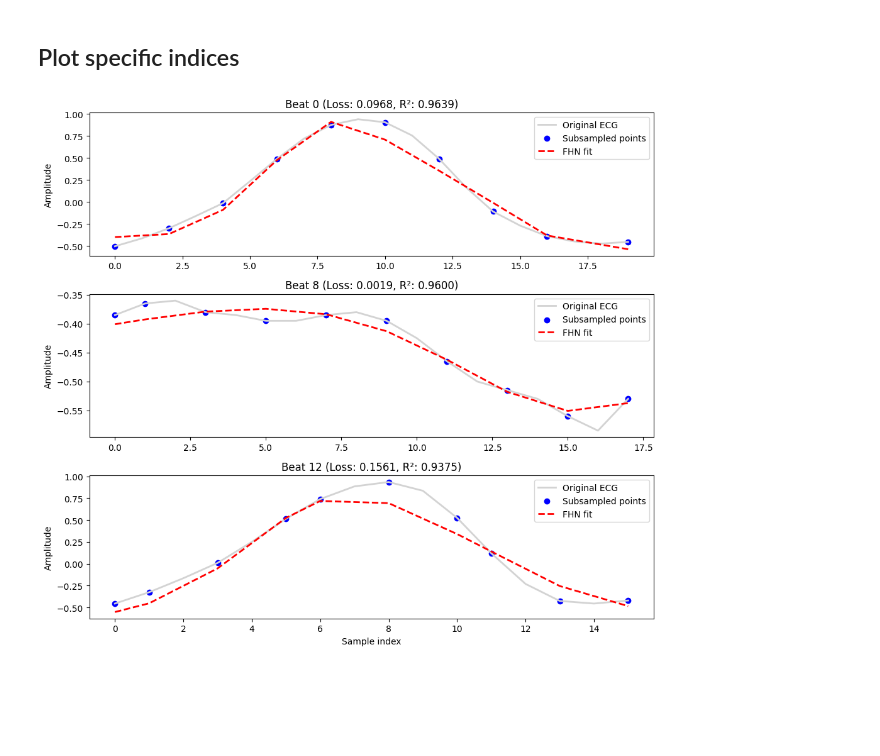
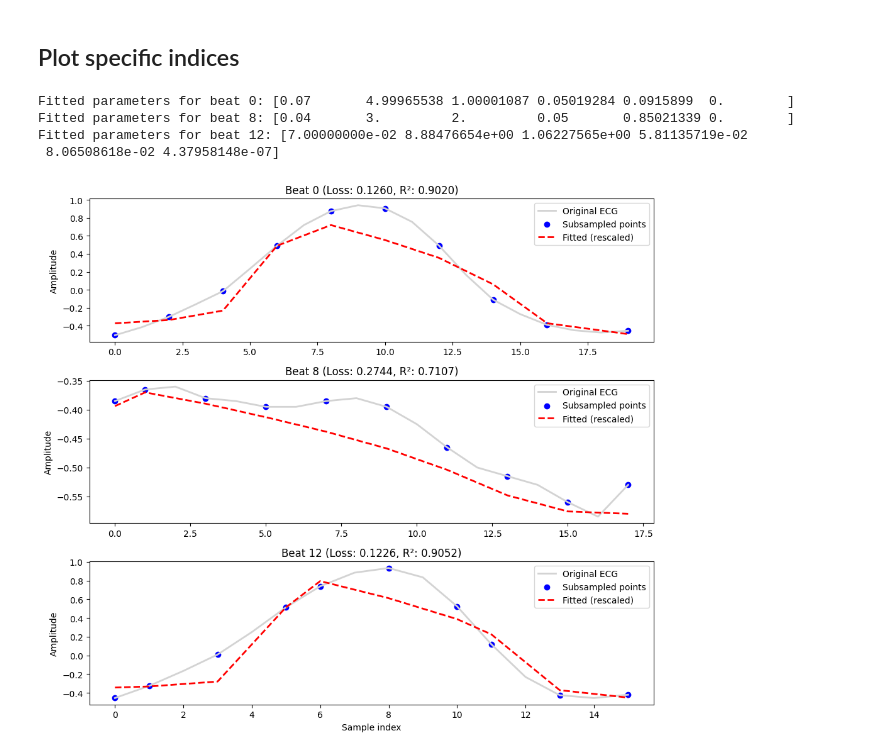
Before and after one commit to yyxnlin/MAT292-final-project, a Jupyter notebook: demo/fhn_demo.ipynb, the cells around one changed output. Cells and saved outputs as stored; diff of their text form; code cells hidden in the pictures; blank space fills up the shorter version.

```diff
--- a/demo/fhn_demo.ipynb
+++ b/demo/fhn_demo.ipynb
@@ -64,45 +134,66 @@ waves_df["rpeak"] = rpeaks
 # %%
 beat_indices = [0, 8, 12]
 num_points = 10  # number of points to fit
 
 fig, axes = plt.subplots(len(beat_indices), 1, figsize=(10, 3*len(beat_indices)))
 
 for idx_plot, beat_idx in enumerate(beat_indices):
     q_idx = int(waves_df.iloc[beat_idx]["ECG_Q_Peaks"])
     s_idx = int(waves_df.iloc[beat_idx]["ECG_S_Peaks"])
     ecg_segment = ecg[q_idx:s_idx+1]
     t_segment = np.arange(len(ecg_segment))
 
-    # Subsample points
-    indices = np.linspace(0, len(ecg_segment)-1, num_points, dtype=int)
-    ecg_subsampled = ecg_segment[indices]
+    # Normalize beat for fitting
+    ecg_min = np.min(ecg_segment)
+    ecg_max = np.max(ecg_segment)
+    ecg_norm = (ecg_segment - ecg_min) / (ecg_max - ecg_min)
+
+    # Subsample normalized points
+    indices = np.linspace(0, len(ecg_norm)-1, num_points, dtype=int)
+    ecg_subsampled = ecg_norm[indices]
     t_subsampled = t_segment[indices]
 
-    # Initial guess for FHN
-    params0 = [1, 1, 1, 0.5, ecg_subsampled[0], 0.0]
+    # Initial guess for FHN / AP using normalized u0
+    params0 = [
+        0.05,               # a
+        5.0,                # k
+        1.0,                # epsilon_low
+        0.1,                # epsilon_high
+        ecg_subsampled[0],  # u0 (adapted per beat)
+        0.0                 # v0
+    ]
 
-    # Fit FHN
-    res = minimize(loss, params0, args=(t_subsampled, ecg_subsampled), method='Nelder-Mead')
+    # Fit FHN / AP
+    res = minimize(loss_ap, params0, args=(t_subsampled, ecg_subsampled), method='Nelder-Mead', bounds=bounds)
     fitted_params = res.x
 
-    # Simulate FHN
-    v_fit = simulate_fhn(fitted_params, t_subsampled)
+    # Simulate fitted model
+    v_fit_norm = simulate_ap(fitted_params, t_subsampled)
 
-    # Compute metrics
-    beat_loss = loss(fitted_params, t_subsampled, ecg_subsampled)
-    beat_r2 = r_squared(ecg_subsampled, v_fit)
+    # Rescale fitted signal back to original amplitude
+    v_fit_rescaled = v_fit_norm * (ecg_max - ecg_min) + ecg_min
+
+    # Compute metrics (on normalized scale)
+    beat_loss = loss_ap(fitted_params, t_subsampled, ecg_subsampled)
+    beat_r2 = r_squared(ecg_subsampled, v_fit_norm)
 
     # Plot
     ax = axes[idx_plot]
     ax.plot(t_segment, ecg_segment, color='lightgray', linewidth=2, label="Original ECG")
-    ax.scatter(t_subsampled, ecg_subsampled, color='blue', label="Subsampled points")
-    ax.plot(t_subsampled, v_fit, 'r--', linewidth=2, label="FHN fit")
+    ax.scatter(t_subsampled, ecg_segment[indices], color='blue', label="Subsampled points")
+    ax.plot(t_subsampled, v_fit_rescaled, 'r--', linewidth=2, label="Fitted (rescaled)")
     ax.set_ylabel("Amplitude")
     ax.set_title(f"Beat {beat_idx} (Loss: {beat_loss:.4f}, R²: {beat_r2:.4f})")
     ax.legend(loc='upper right')
 
+    print(f"Fitted parameters for beat {beat_idx}: {fitted_params}")
+
 axes[-1].set_xlabel("Sample index")
 plt.tight_layout()
 plt.show()
 # %% [output]
+Fitted parameters for beat 0: [0.07       4.99965538 1.00001087 0.05019284 0.0915899  0.        ]
+Fitted parameters for beat 8: [0.04       3.         2.         0.05       0.85021339 0.        ]
+Fitted parameters for beat 12: [7.00000000e-02 8.88476654e+00 1.06227565e+00 5.81135719e-02
+ 8.06508618e-02 4.37958148e-07]
-[figure, old version]
+[figure, new version]
```
Also changed, not shown: parts of 2 cells of this notebook, 3 other files.
